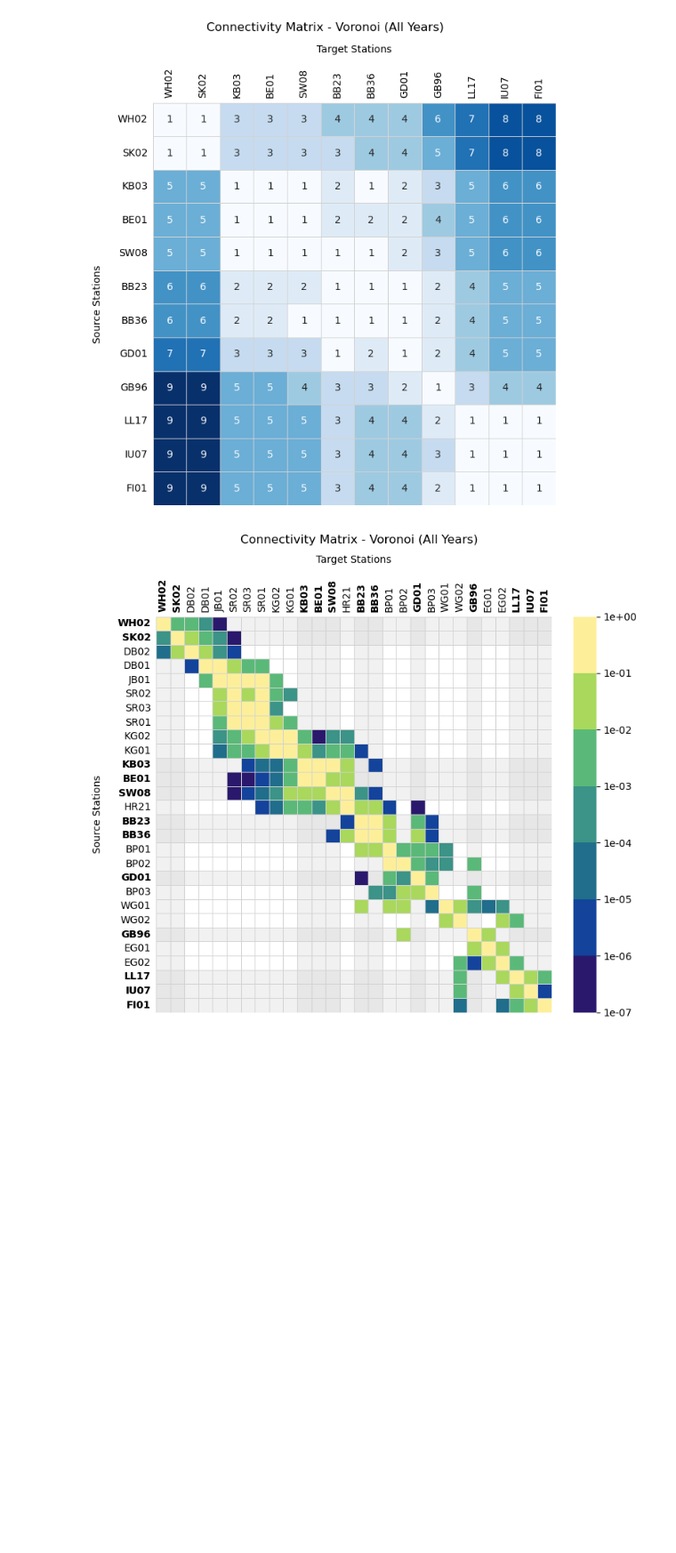
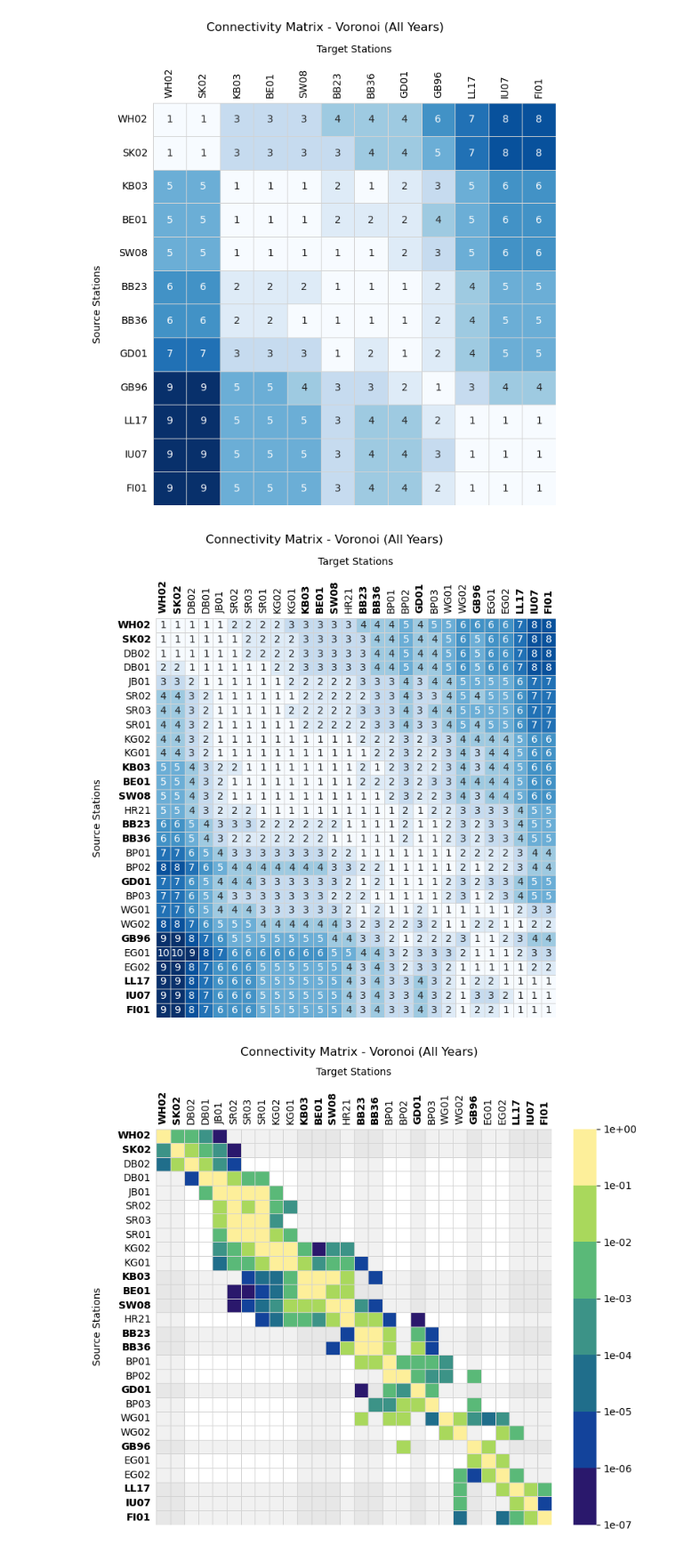
Before and after one commit to geomar-od-lagrange/2025_copepods, a Jupyter notebook: notebooks/SiteComparisonVoronoi.ipynb, the cells around one changed output. Shown at 89% size. Saved outputs shown, nothing was run; the diff lists cells and outputs as text; code cells hidden in the pictures; blank space fills up the shorter version.

```diff
--- a/notebooks/SiteComparisonVoronoi.ipynb
+++ b/notebooks/SiteComparisonVoronoi.ipynb
@@ -264,6 +264,11 @@ showConnectivityMatrix(generations_matrix, no_digital=True, cbtitle="", cmdiscre
     cmap="Blues", draw_cbar=False, filename="Generation_matrix.pdf")
 # %% [output]
 [figure]
+# %%
+showConnectivityMatrix(generations_matrix, no_digital=False, cbtitle="", cmdiscrete=True,
+    cmap="Blues", draw_cbar=False, filename="Generation_matrix_all.pdf")
+# %% [output]
+[figure, added]
 # %%
 showConnectivityMatrix(df_cmatrix_relative, annot=False ,no_digital=False, cbtitle="", cmdiscrete=True, cmap=cmocean.cm.haline,
     filename="Connectivity_matrix_all.pdf")
```
Also changed, not shown: parts of 5 cells of this notebook, 6 other files.
